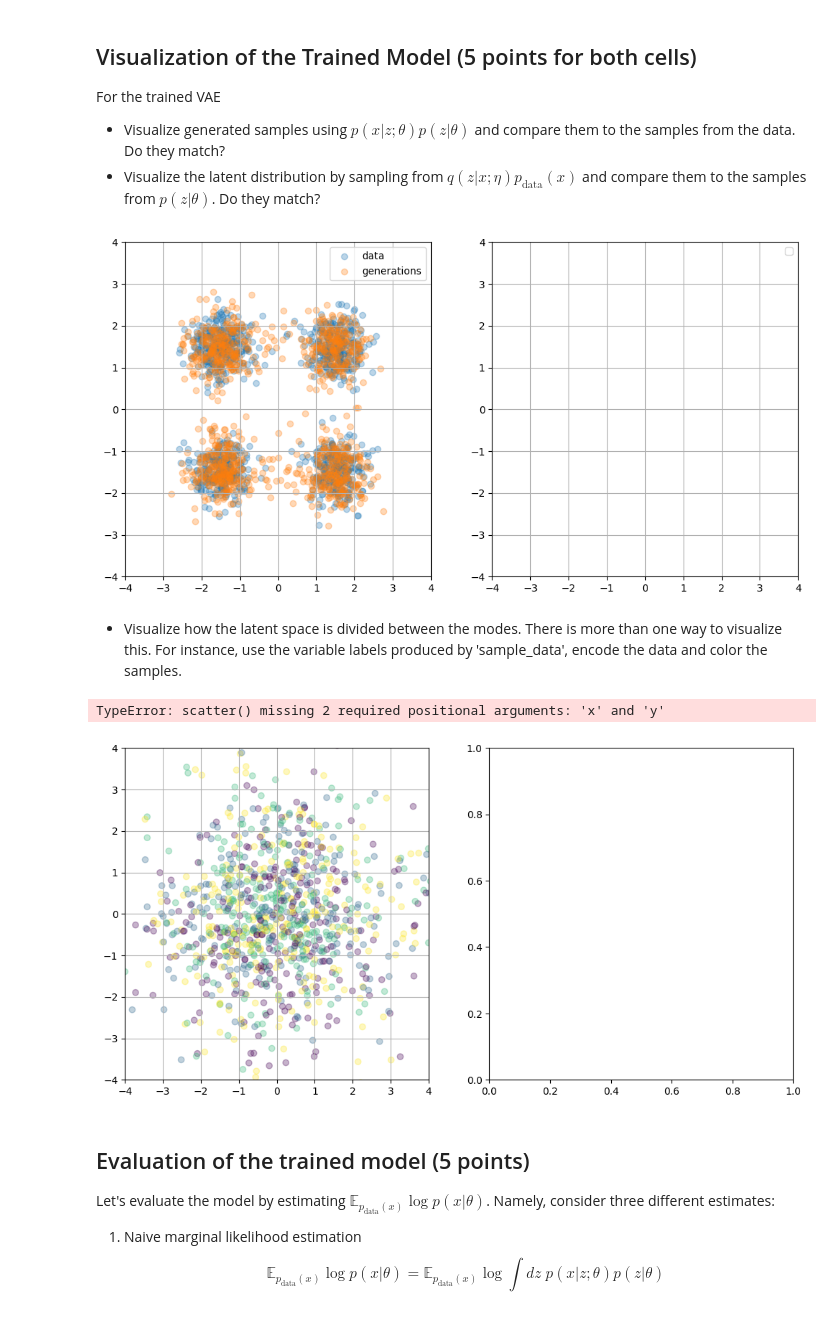
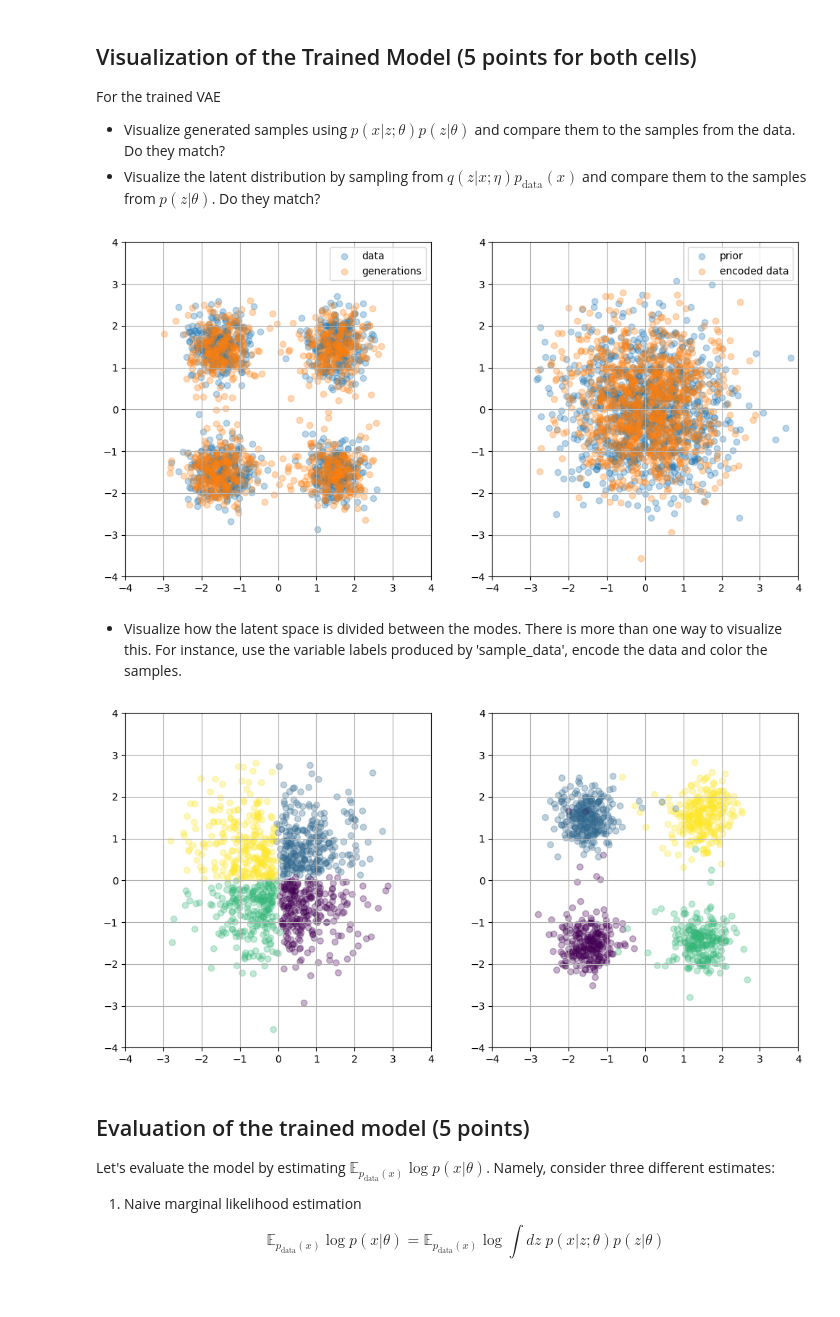
Before and after one commit to hanzak/bayesian-methods, a Jupyter notebook: exercises/vae/vae.ipynb, the cells around one changed output. Drawn from its saved outputs; the diff is of its cells as text; code cells hidden in the pictures.

```diff
--- a/exercises/vae/vae.ipynb
+++ b/exercises/vae/vae.ipynb
@@ -181,14 +181,19 @@ key, subkey1 = random.split(key)
 data, labels = sample_data(subkey1, 1024)
 
 key, subkey2 = random.split(key)
-z = random.normal(subkey2, shape=(1024, 2))
-
+z = random.normal(subkey2, shape=(1024, latent_dim))
 mu_z, logvar_z = state_dec.apply_fn(state_dec.params, z)
 
 key, subkey3 = random.split(key)
-eps = random.normal(subkey3, shape=mu_z.shape)
+eps_dec = random.normal(subkey3, shape=mu_z.shape)
+x_reconstructed = mu_z + jnp.exp(0.5 * logvar_z) * eps_dec
 
-x_reconstructed = mu_z + jnp.exp(0.5 * logvar_z) * eps
+mu_x, logvar_x = state_enc.apply_fn(state_enc.params, data)
+
+key, subkey4 = random.split(key)
+eps_enc = random.normal(subkey4, shape=mu_x.shape)
+
+x_encoded = mu_x + jnp.exp(0.5 * logvar_x) * eps_enc
 
 plt.figure(figsize=(12,6))
 plt.subplot(121)
@@ -201,45 +206,44 @@ plt.ylim(-4,4)
 plt.legend()
 plt.grid()
 
-
 plt.subplot(122)
-# plt.scatter(z[:,0], z[:,1],
-#             alpha=0.3, label='prior')
-# plt.scatter(encoded_data[:,0], encoded_data[:,1],
-#             alpha=0.3, label='encoded data')
+plt.scatter(z[:,0], z[:,1],
+            alpha=0.3, label='prior')
+plt.scatter(x_encoded[:,0], x_encoded[:,1],
+            alpha=0.3, label='encoded data')
 plt.xlim(-4,4)
 plt.ylim(-4,4)
 plt.legend()
 plt.grid()
 # %% [output]
-[figure, old version]
+[figure, new version]
 # %% [markdown]
 - Visualize how the latent space is divided between the modes. There is more than one way to visualize this. For instance, use the variable labels produced by 'sample_data', encode the data and color the samples.
 # %%
-colormap = plt.cm.viridis
+c_labels = [int("".join(map(str, label)), 2) for label in labels]
+
+mu_z, logvar_z = state_dec.apply_fn(state_dec.params, x_encoded)
+key, subkey5 = random.split(key)
+eps_vae = random.normal(subkey5, shape=mu_z.shape)
+x_vae = mu_z + jnp.exp(0.5 * logvar_z) * eps_vae
 
 plt.figure(figsize=(12,6))
 plt.subplot(121)
-plt.scatter(encoded_data[:,0], encoded_data[:,1],c=c_labels,
+plt.scatter(x_encoded[:,0], x_encoded[:,1],c=c_labels,
           alpha=0.3)
-# for i,zi in enumerate(encoded_data):
-#     color = colormap(labels[i]/3)
-#     plt.scatter(zi[0], zi[1],c=color[0],
-#               alpha=0.3)
+
 plt.xlim(-4,4)
 plt.ylim(-4,4)
 plt.grid()
 
 plt.subplot(122)
-for zi in z:
-  plt.scatter(# YOUR CODE HERE,
-              alpha=0.3)
+plt.scatter(x_vae[:,0], x_vae[:,1], c=c_labels,
+            alpha=0.3)
 plt.xlim(-4,4)
 plt.ylim(-4,4)
 plt.grid()
 # %% [output]
-TypeError: scatter() missing 2 required positional arguments: 'x' and 'y'
-[figure, old version]
+[figure, new version]
 # %% [markdown]
 ## Evaluation of the trained model (5 points)
 
```
Also changed, not shown: parts of 10 cells of this notebook.
